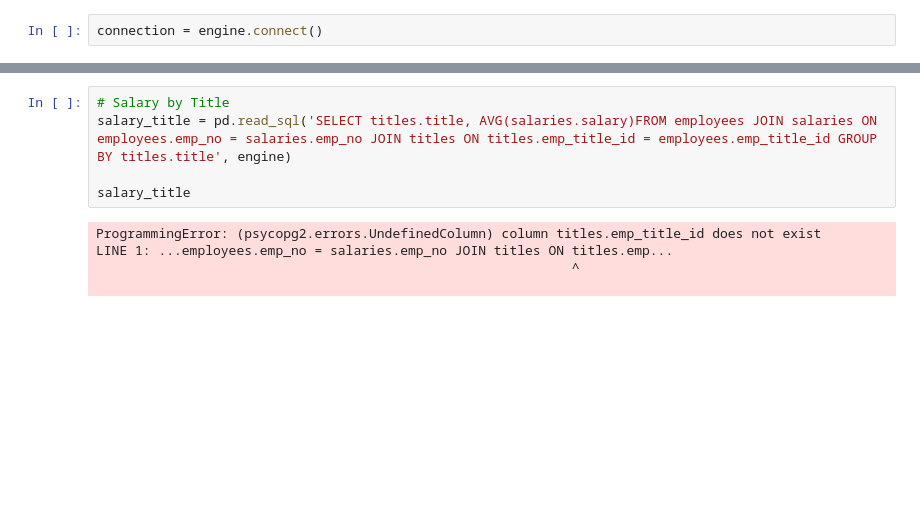
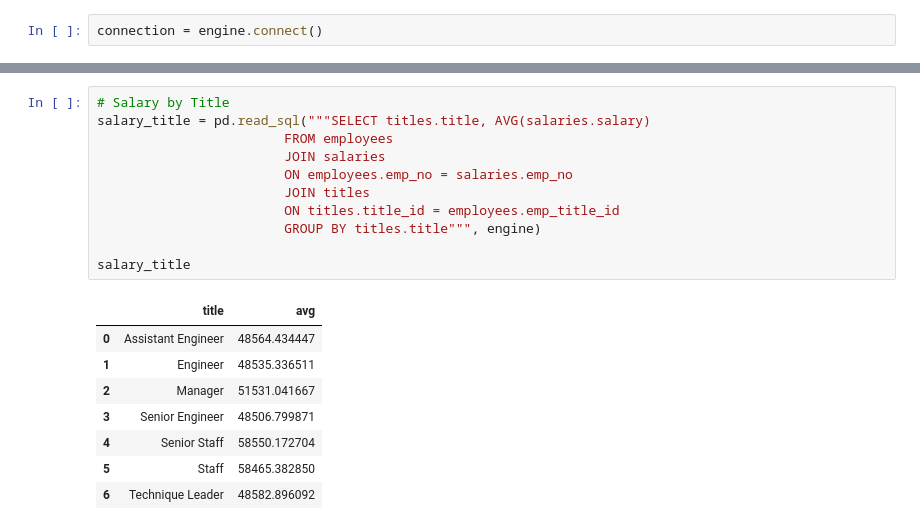
Before and after one commit to jfraz027/sql-challenge, a Jupyter notebook: EmployeeSQL/Bonus.ipynb, the cells around one changed output, grey strips where cells are left out. Saved outputs shown, nothing was run; the diff lists cells and outputs as text; blank space fills up the shorter version.

```diff
--- a/EmployeeSQL/Bonus.ipynb
+++ b/EmployeeSQL/Bonus.ipynb
@@ -43,13 +35,23 @@ plt.show
 [figure]
-# %%
-# Salary by Title
-salary_title = pd.read_sql('SELECT titles.title, AVG(salaries.salary)FROM employees JOIN salaries ON employees.emp_no = salaries.emp_no JOIN titles ON titles.emp_title_id = employees.emp_title_id GROUP BY titles.title', engine)
-
-salary_title
-# %% [output]
-ProgrammingError: (psycopg2.errors.UndefinedColumn) column titles.emp_title_id does not exist
-LINE 1: ...employees.emp_no = salaries.emp_no JOIN titles ON titles.emp...
-                                                             ^
-
+# %%
+# Salary by Title
+salary_title = pd.read_sql("""SELECT titles.title, AVG(salaries.salary)
+                        FROM employees
+                        JOIN salaries
+                        ON employees.emp_no = salaries.emp_no
+                        JOIN titles
+                        ON titles.title_id = employees.emp_title_id
+                        GROUP BY titles.title""", engine)
+
+salary_title
+# %% [output]
+|  | title | avg |
+| 0 | Assistant Engineer | 48564.434447 |
+| 1 | Engineer | 48535.336511 |
+| 2 | Manager | 51531.041667 |
+| 3 | Senior Engineer | 48506.799871 |
+| 4 | Senior Staff | 58550.172704 |
+| 5 | Staff | 58465.382850 |
+| 6 | Technique Leader | 48582.896092 |
 # %%
 # Create a bar chart of average salary by title
```
Also changed, not shown: parts of 3 cells of this notebook.
